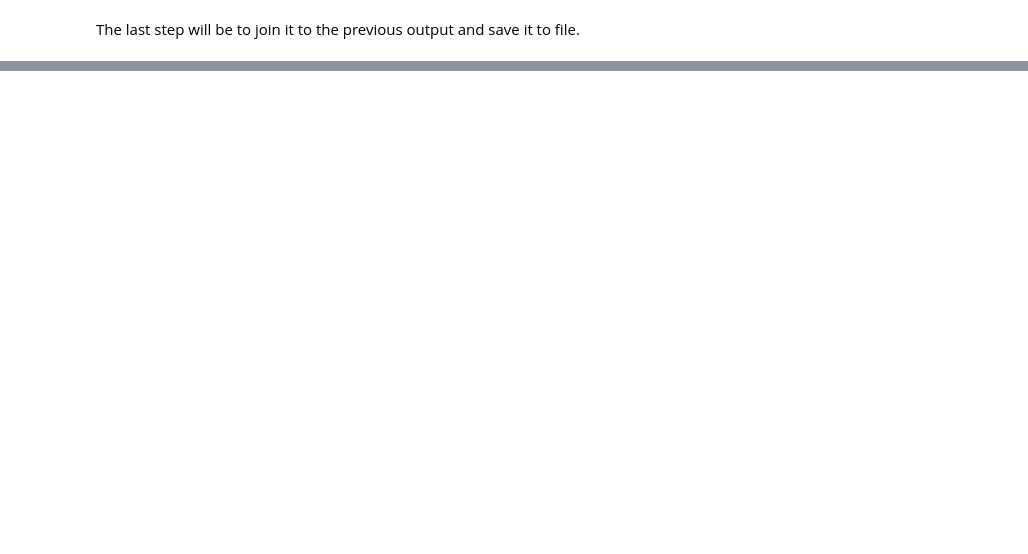
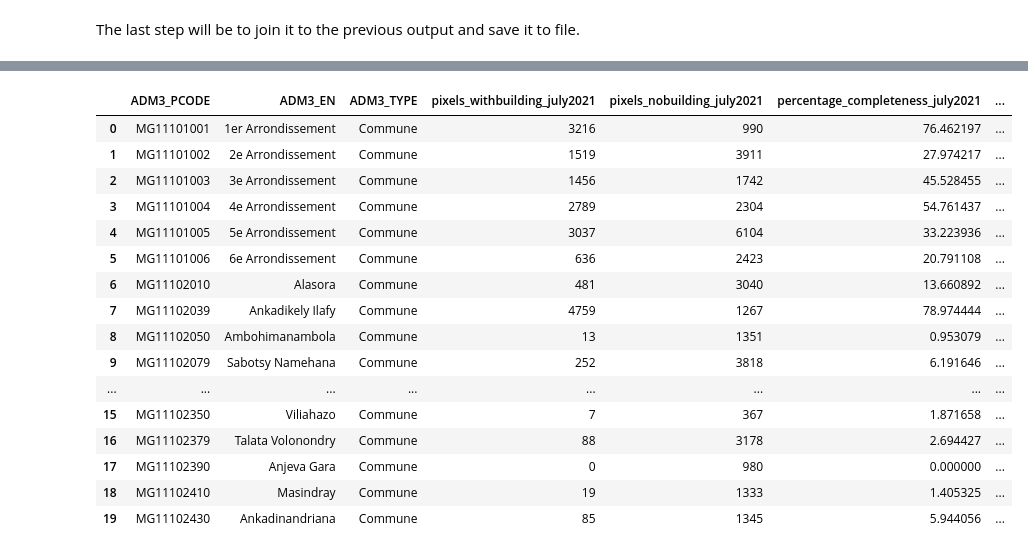
Before and after one commit to thinkingmachines/osm-completeness, a Jupyter notebook: notebooks/3_Reshape.ipynb, the cells around one changed output, grey strips where cells are left out. Drawn from its saved outputs; the diff is of its cells as text; code cells hidden in the pictures; blank space fills up the shorter version.

```diff
--- a/notebooks/3_Reshape.ipynb
+++ b/notebooks/3_Reshape.ipynb
@@ -394,0 +978,14 @@ brgy_output_june2021.to_csv(filename)
+# %%
+# Drop the index column
+adm3_df.drop(["index"],axis = 1,inplace=True)
+
+# Renaming columns to fit previous convention
+adm3_df.rename(columns = {
+    'mapped':'pixels_withbuilding_jan2020',
+    'unmapped':'pixels_nobuilding_jan2020'
+    },
+    inplace=True
+)
+
+# Adding a column for percent completeness
+adm3_df['percentage_completeness_jan2020'] = (adm3_df['pixels_withbuilding_jan2020']/(adm3_df['pixels_withbuilding_jan2020'] + adm3_df['pixels_nobuilding_jan2020'])) * 100
@@ -394,0 +1003,14 @@ brgy_output_june2021.to_csv(filename)
+# %%
+# Create new dataframe that will store mdg_adm2
+# with percentage completness output
+mdg_adm3_with_output = mdg_adm3
+
+# Get only the columns we need to identify region
+mdg_adm3_with_output = mdg_adm3_with_output[[
+    'ADM3_EN',
+    'ADM3_PCODE',
+ ]]
+# %%
+# Left joining percentage completness values
+# to their respective regions
+mdg_adm3_with_output = pd.merge(mdg_adm3_with_output,adm3_df,how="left", on = "ADM3_PCODE")
@@ -394,0 +1038,14 @@ brgy_output_june2021.to_csv(filename)
+# %%
+# Left joining the new percent completness values
+# to the existing values using ADM2_PCODE as index
+# For the second dataframe, we only keep wanted columns
+commune_output_jan2020 = pd.merge(
+    commune_output_july2021,
+    mdg_adm3_with_output[['ADM3_PCODE',\
+                          'pixels_withbuilding_jan2020',\
+                          'pixels_nobuilding_jan2020',\
+                          'percentage_completeness_jan2020'\
+                         ]],
+    how="left",
+    on = "ADM3_PCODE"
+)
@@ -394,0 +1072,20 @@ brgy_output_june2021.to_csv(filename)
+# %%
+commune_output_jan2020.head(20)
+# %% [output]
+|  | ADM3_PCODE | ADM3_EN | ADM3_TYPE | pixels_withbuilding_july2021 | pixels_nobuilding_july2021 | percentage_completeness_july2021 | ... |
+| 0 | MG11101001 | 1er Arrondissement | Commune | 3216 | 990 | 76.462197 | ... |
+| 1 | MG11101002 | 2e Arrondissement | Commune | 1519 | 3911 | 27.974217 | ... |
+| 2 | MG11101003 | 3e Arrondissement | Commune | 1456 | 1742 | 45.528455 | ... |
+| 3 | MG11101004 | 4e Arrondissement | Commune | 2789 | 2304 | 54.761437 | ... |
+| 4 | MG11101005 | 5e Arrondissement | Commune | 3037 | 6104 | 33.223936 | ... |
+| 5 | MG11101006 | 6e Arrondissement | Commune | 636 | 2423 | 20.791108 | ... |
+| 6 | MG11102010 | Alasora | Commune | 481 | 3040 | 13.660892 | ... |
+| 7 | MG11102039 | Ankadikely Ilafy | Commune | 4759 | 1267 | 78.974444 | ... |
+| 8 | MG11102050 | Ambohimanambola | Commune | 13 | 1351 | 0.953079 | ... |
+| 9 | MG11102079 | Sabotsy Namehana | Commune | 252 | 3818 | 6.191646 | ... |
+| ... | ... | ... | ... | ... | ... | ... | ... |
+| 15 | MG11102350 | Viliahazo | Commune | 7 | 367 | 1.871658 | ... |
+| 16 | MG11102379 | Talata Volonondry | Commune | 88 | 3178 | 2.694427 | ... |
+| 17 | MG11102390 | Anjeva Gara | Commune | 0 | 980 | 0.000000 | ... |
+| 18 | MG11102410 | Masindray | Commune | 19 | 1333 | 1.405325 | ... |
+| 19 | MG11102430 | Ankadinandriana | Commune | 85 | 1345 | 5.944056 | ... |
```
Also changed, not shown: parts of 90 cells of this notebook, 6 other files.
